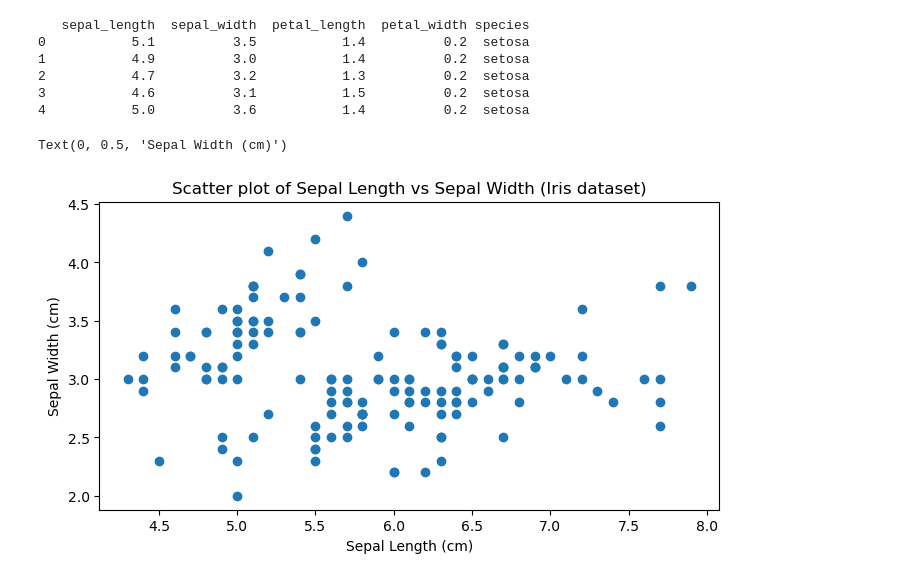
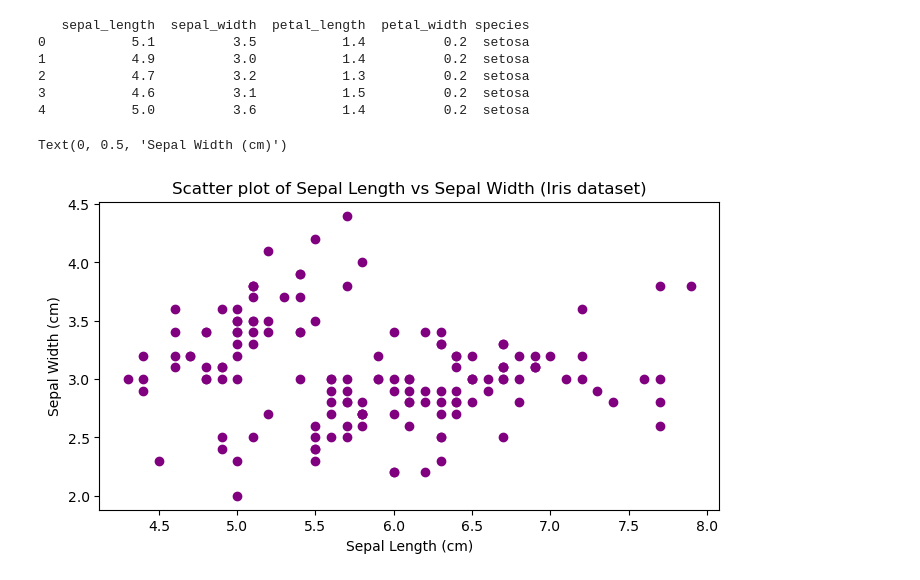
Before and after one commit to emiiliiojose/Machine-Learning, a Jupyter notebook: Week 4 Machine Learning.ipynb, the cells around one changed output. Cells and saved outputs as stored; diff of their text form; code cells hidden in the pictures.

```diff
--- a/Week 4 Machine Learning.ipynb
+++ b/Week 4 Machine Learning.ipynb
@@ -87,11 +87,11 @@ print(df.head())
 4           5.0          3.6           1.4          0.2  setosa
 # %%
 plt.figure(figsize = (8,4))
-plt.scatter(df['sepal_length'], df['sepal_width'])
+plt.scatter(df['sepal_length'], df['sepal_width'], color = 'purple')
 
 plt.title('Scatter plot of Sepal Length vs Sepal Width (Iris dataset)')
 plt.xlabel('Sepal Length (cm)')
 plt.ylabel('Sepal Width (cm)')
 # %% [output]
 Text(0, 0.5, 'Sepal Width (cm)')
-[figure, old version]
+[figure, new version]
```
